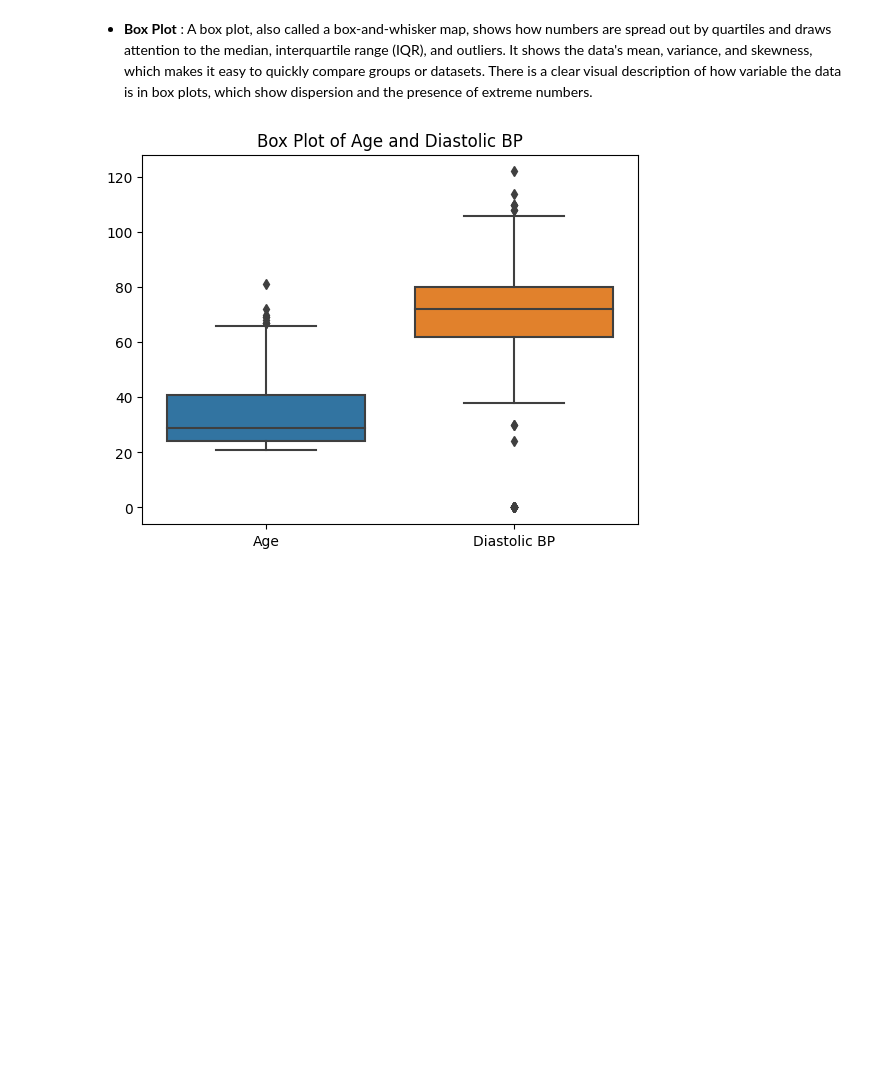
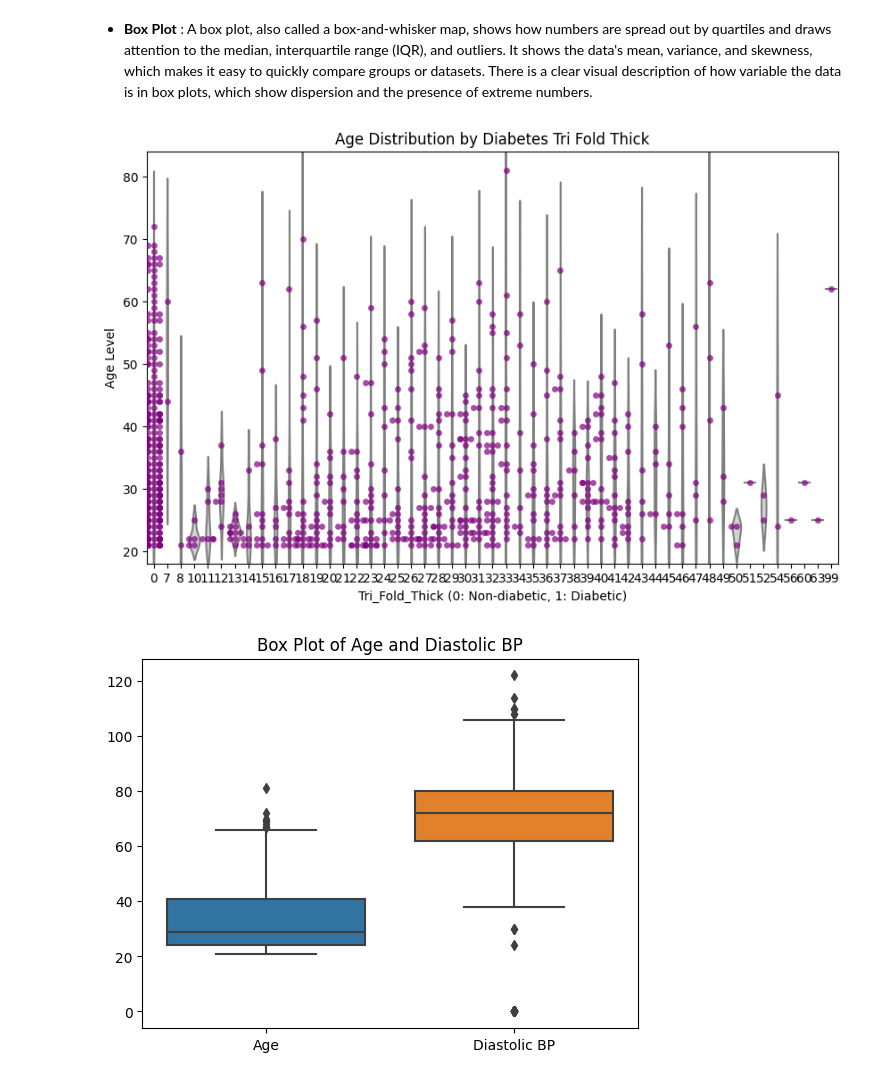
Before and after one commit to ramandeep2818/Data-Exploration-using-Python, a Jupyter notebook: Copy_of_Copy_of_Modification_in_Diabetes_Visualisation.ipynb, the cells around one changed output. Saved outputs shown, nothing was run; the diff lists cells and outputs as text; code cells hidden in the pictures; blank space fills up the shorter version.

```diff
--- a/Copy_of_Copy_of_Modification_in_Diabetes_Visualisation.ipynb
+++ b/Copy_of_Copy_of_Modification_in_Diabetes_Visualisation.ipynb
@@ -341,6 +341,20 @@ plt.show()
 [figure]
 # %% [markdown]
 * **Box Plot** : A box plot, also called a box-and-whisker map, shows how numbers are spread out by quartiles and draws attention to the median, interquartile range (IQR), and outliers. It shows the data's mean, variance, and skewness, which makes it easy to quickly compare groups or datasets. There is a clear visual description of how variable the data is in box plots, which show dispersion and the presence of extreme numbers.
+# %%
+import seaborn as sns
+import matplotlib.pyplot as plt
+
+# Assuming 'Outcome' is the target variable (0 for non-diabetic, 1 for diabetic)
+plt.figure(figsize=(10, 6))
+sns.violinplot(x='Tri Fold Thick', y='Age', data=dt, inner=None, color='lightgray')
+sns.swarmplot(x='Tri Fold Thick', y='Age', data=dt, color='purple', alpha=0.7)
+plt.title('Age Distribution by Diabetes Tri Fold Thick')
+plt.xlabel('Tri_Fold_Thick (0: Non-diabetic, 1: Diabetic)')
+plt.ylabel('Age Level')
+plt.show()
+# %% [output]
+[figure, added]
 # %%
 # Box plot
 sns.boxplot(data=dt[['Age', 'Diastolic BP']])
```
Also changed, not shown: parts of 2 cells of this notebook.
